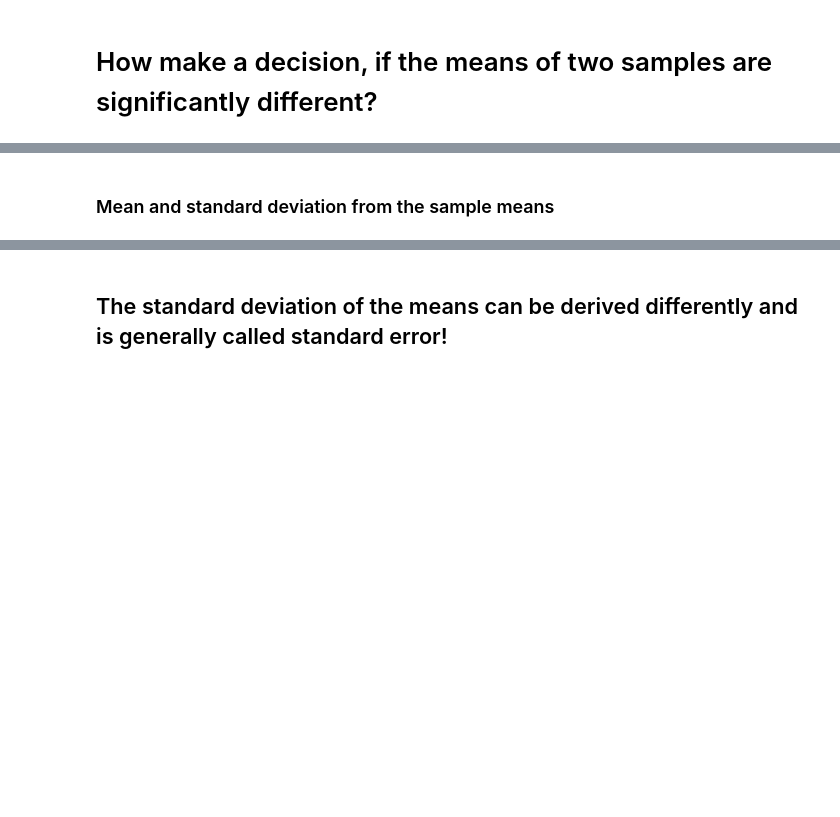
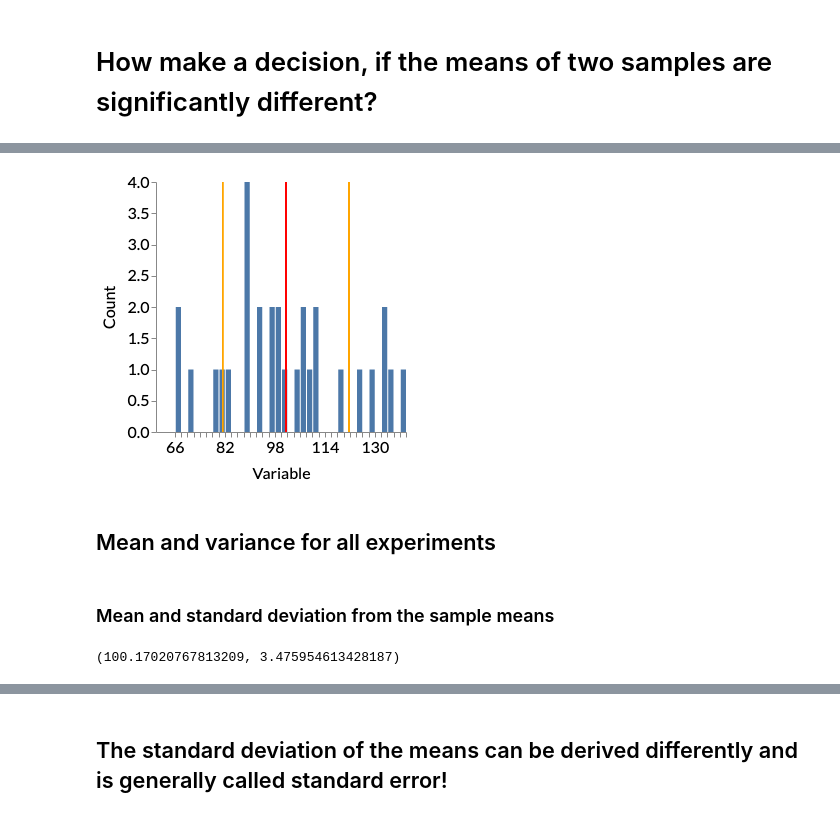
Before and after one commit to felixpatzelt/statistics-for-everyone, a Jupyter notebook: Normal_dist.ipynb, the cells around one changed output, grey strips where cells are left out. Cells and saved outputs as stored; diff of their text form; code cells hidden in the pictures; blank space fills up the shorter version.

```diff
--- a/Normal_dist.ipynb
+++ b/Normal_dist.ipynb
@@ -110,2 +46,8 @@ xn_means =[np.mean(rd.sample(pop, sample_n)) for i in range(n_samples)]
+# %%
+plot_normal_sample(data)
+# %% [output]
+[figure, added]
+# %% [markdown]
+## Mean and variance for all experiments
 # %% [markdown]
 ### Mean and standard deviation from the sample means
@@ -124,0 +54,9 @@ plt.show()
+# %%
+exp1_samp_means = pd.DataFrame(data_exp1.groupby('sample')['variable'].mean())
+
+exp1_samp_means_mean_hat = exp1_samp_means['variable'].mean()
+exp1_samp_means_sd_hat = exp1_samp_means['variable'].std()
+
+exp1_samp_means_mean_hat, exp1_samp_means_sd_hat
+# %% [output]
+(100.17020767813209, 3.475954613428187)
```
Also changed, not shown: parts of 40 cells of this notebook, 1 other file.
